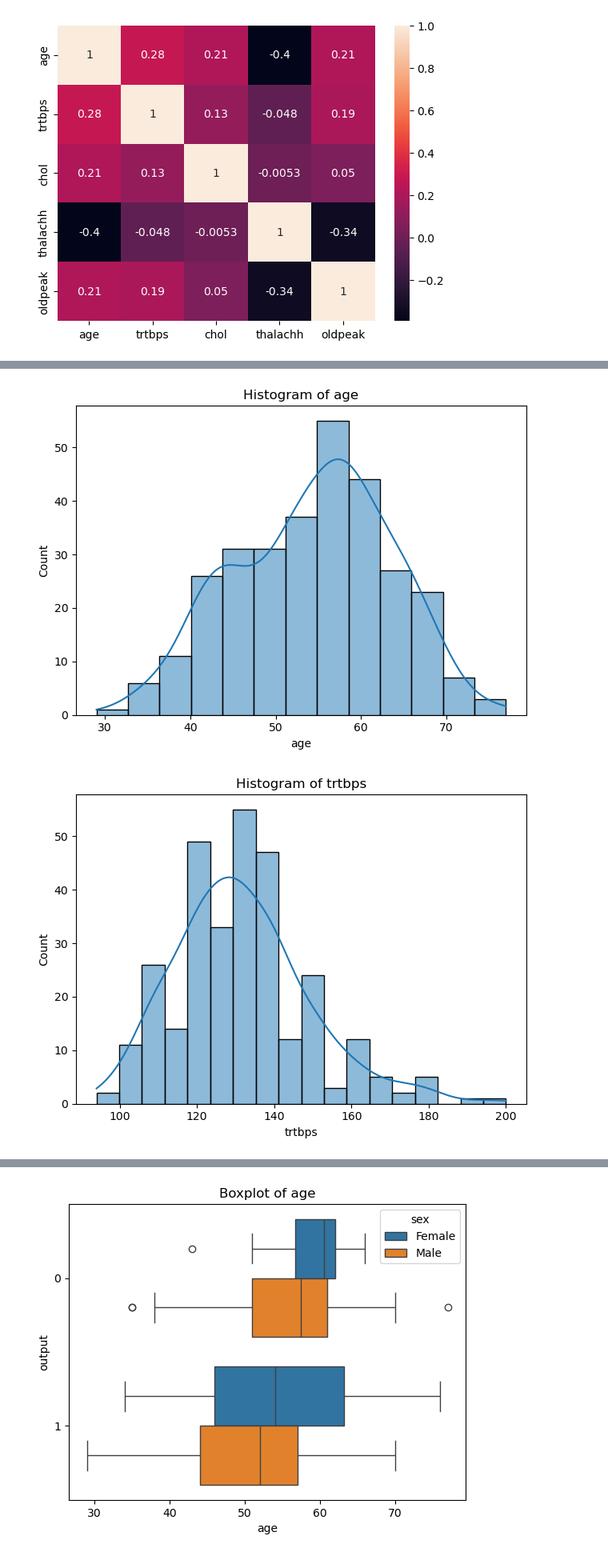
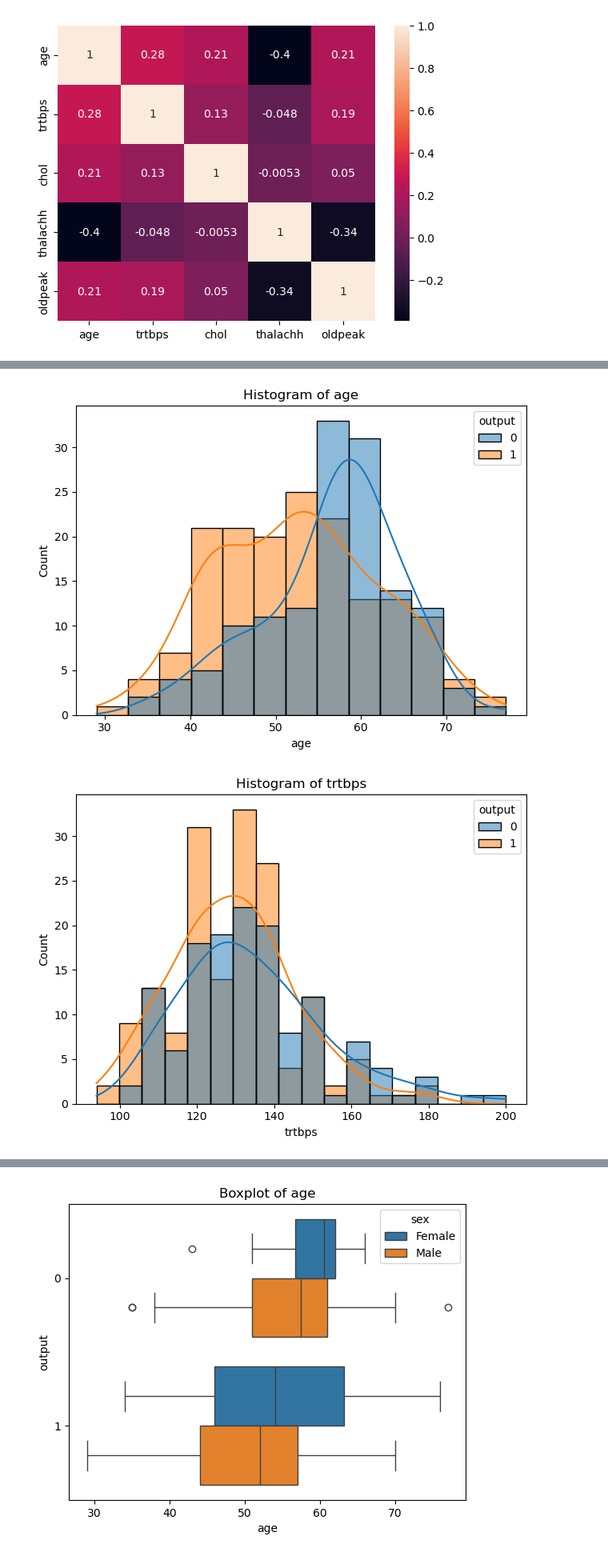
Before and after one commit to KawaMaciej/kamil_2, a Jupyter notebook: eda.ipynb, the cells around one changed output, grey strips where cells are left out. Shown at 80% size. Cells and saved outputs as stored; diff of their text form; code cells hidden in the pictures.

```diff
--- a/eda.ipynb
+++ b/eda.ipynb
@@ -109,9 +165,9 @@ plt.show()
 # %%
 for i, col in enumerate(numerical_columns):
     plt.title(f'Histogram of {col}')
-    sns.histplot(data = data, x = col, kde=True)
+    sns.histplot(data = data, x = col, kde=True, hue='output')
     plt.tight_layout()
     plt.show()
 # %% [output]
-[figure, old version]
+[figure, new version]
-[figure, old version]
+[figure, new version]
```
Also changed, not shown: parts of 13 cells of this notebook, 4 other files.
